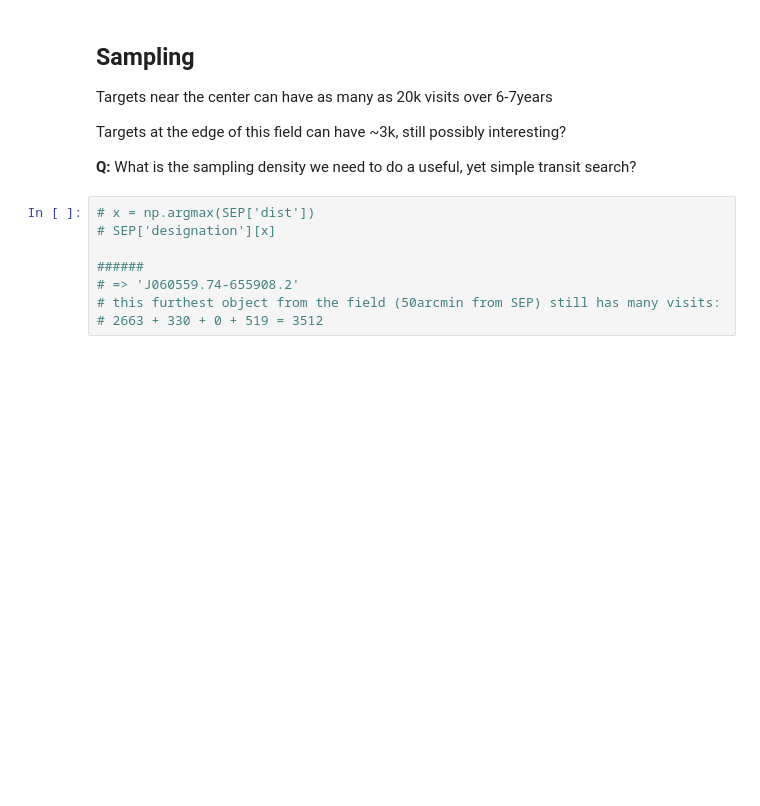
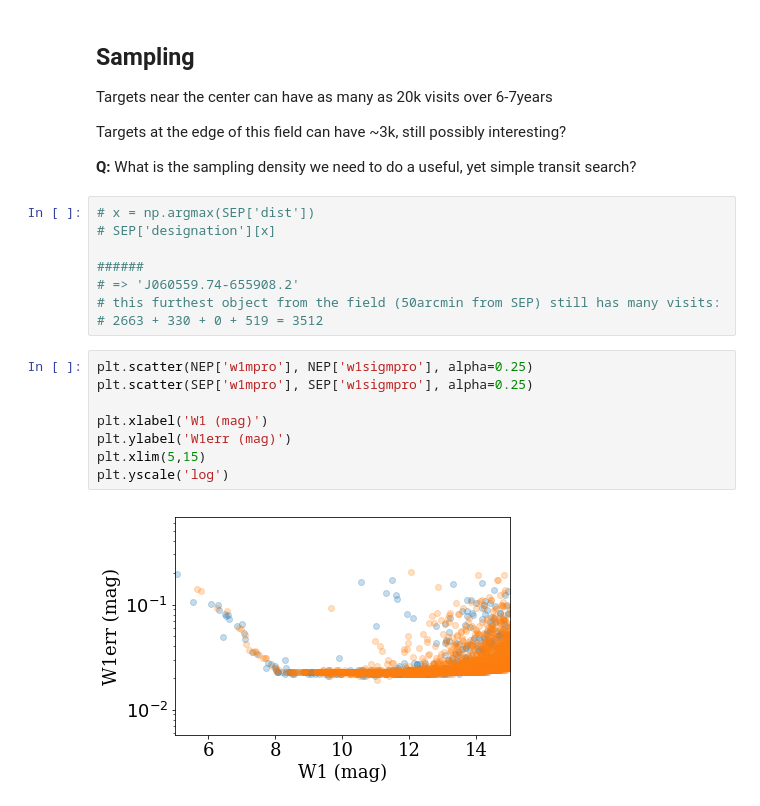
Before and after one commit to jradavenport/WISE_transit, a Jupyter notebook: explore.ipynb, the cells around one changed output. Drawn from its saved outputs; the diff is of its cells as text; blank space fills up the shorter version.

```diff
--- a/explore.ipynb
+++ b/explore.ipynb
@@ -93,3 +121,13 @@ Targets at the edge of this field can have ~3k, still possibly interesting?
 # => 'J060559.74-655908.2'
 # this furthest object from the field (50arcmin from SEP) still has many visits:
 # 2663 + 330 + 0 + 519 = 3512
+# %%
+plt.scatter(NEP['w1mpro'], NEP['w1sigmpro'], alpha=0.25)
+plt.scatter(SEP['w1mpro'], SEP['w1sigmpro'], alpha=0.25)
+
+plt.xlabel('W1 (mag)')
+plt.ylabel('W1err (mag)')
+plt.xlim(5,15)
+plt.yscale('log')
+# %% [output]
+[figure, added]
```
Also changed, not shown: parts of 4 cells of this notebook.
